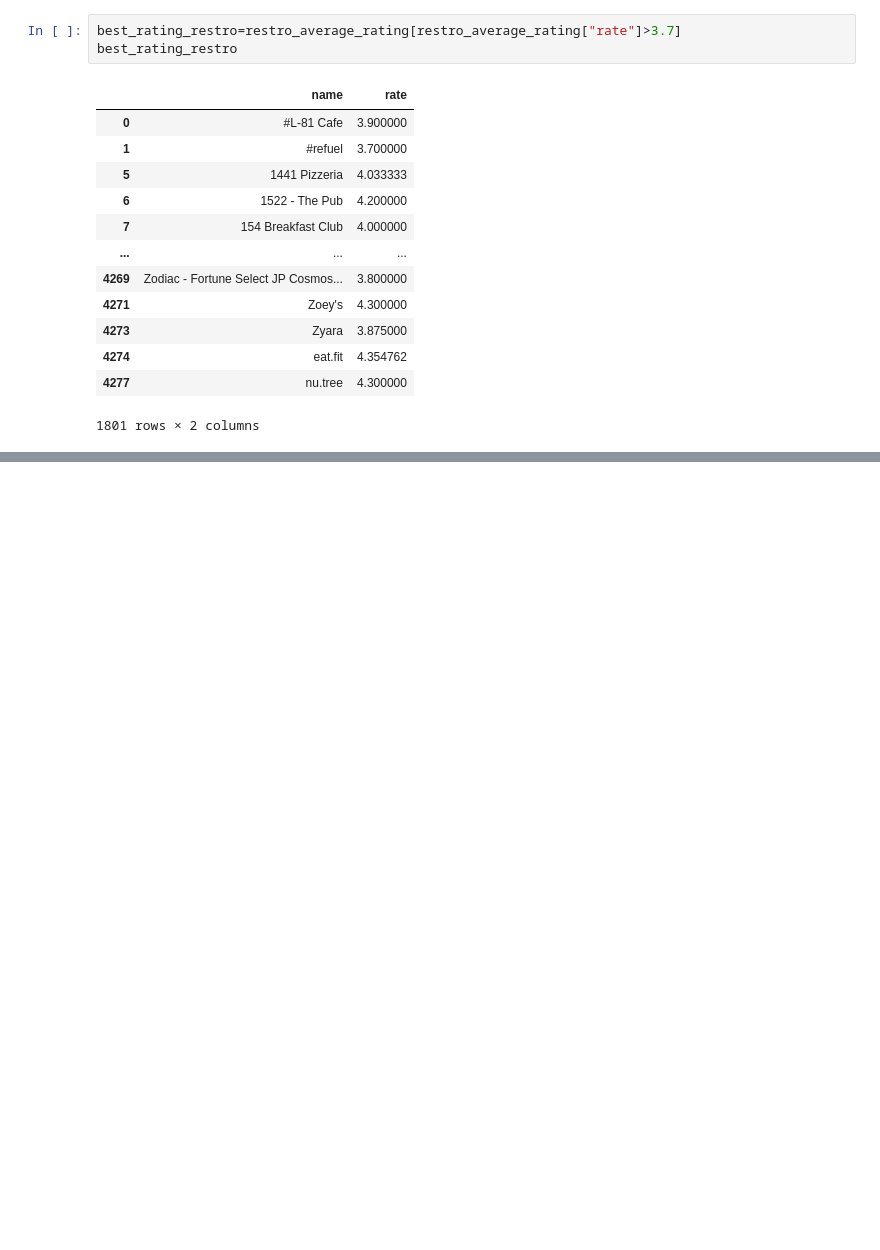
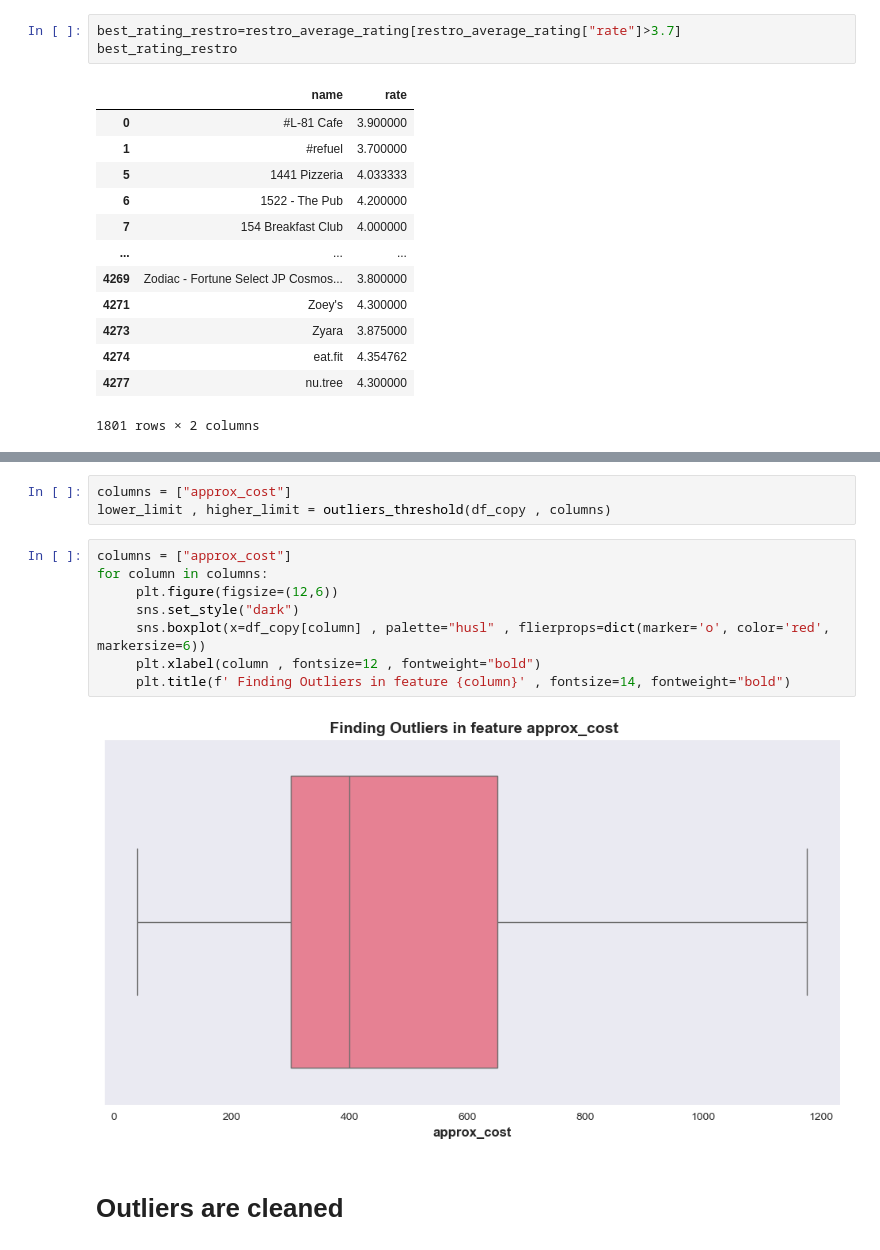
Before and after one commit to RJSINGH64/restaurant_rating-prediction, a Jupyter notebook: research.ipynb, the cells around one changed output, grey strips where cells are left out. Saved outputs shown, nothing was run; the diff lists cells and outputs as text; blank space fills up the shorter version.

```diff
--- a/research.ipynb
+++ b/research.ipynb
@@ -526,0 +651,15 @@ plt.show()
+# %%
+columns = ["approx_cost"]
+lower_limit , higher_limit = outliers_threshold(df_copy , columns)
+# %%
+columns = ["approx_cost"]
+for column in columns:
+     plt.figure(figsize=(12,6))
+     sns.set_style("dark")
+     sns.boxplot(x=df_copy[column] , palette="husl" , flierprops=dict(marker='o', color='red', markersize=6))
+     plt.xlabel(column , fontsize=12 , fontweight="bold")
+     plt.title(f' Finding Outliers in feature {column}' , fontsize=14, fontweight="bold")
+# %% [output]
+[figure, added]
+# %% [markdown]
+# **Outliers are cleaned**
```
Also changed, not shown: parts of 17 cells of this notebook.
